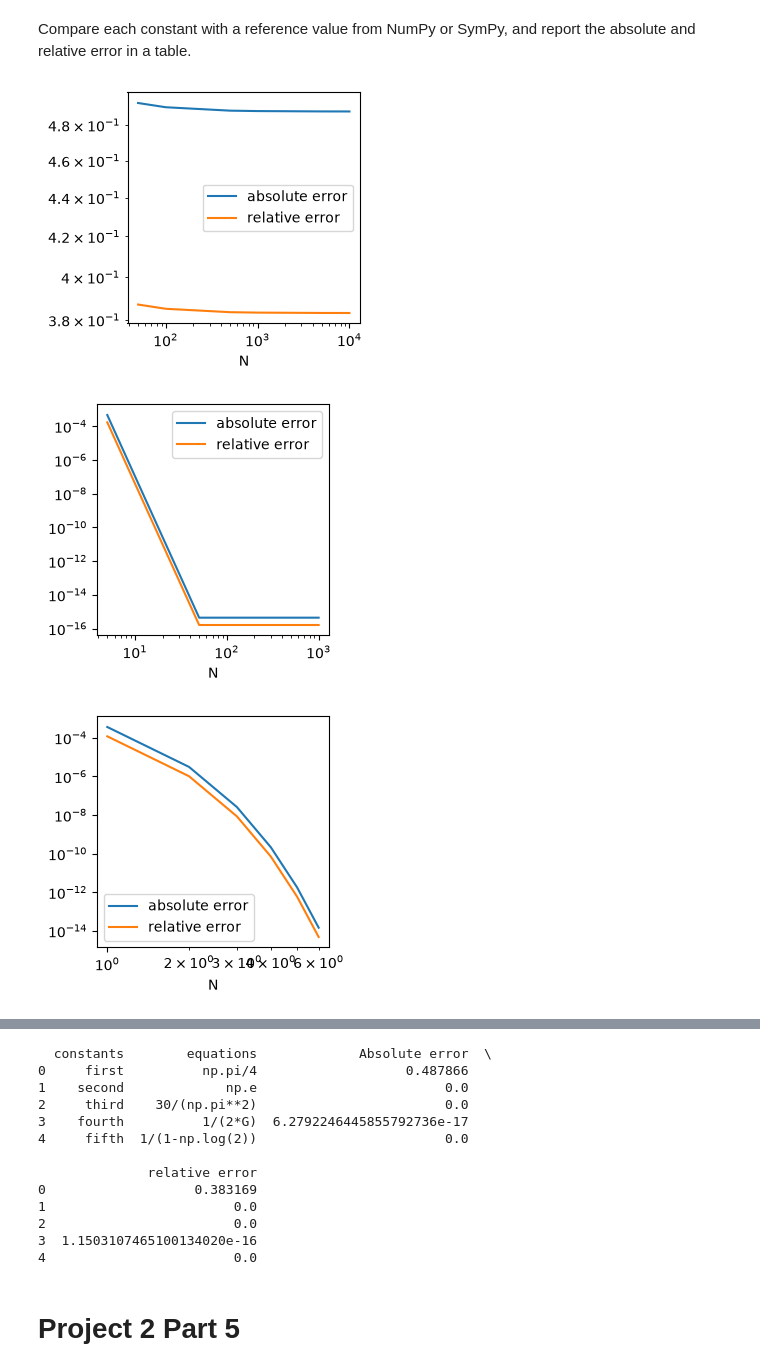
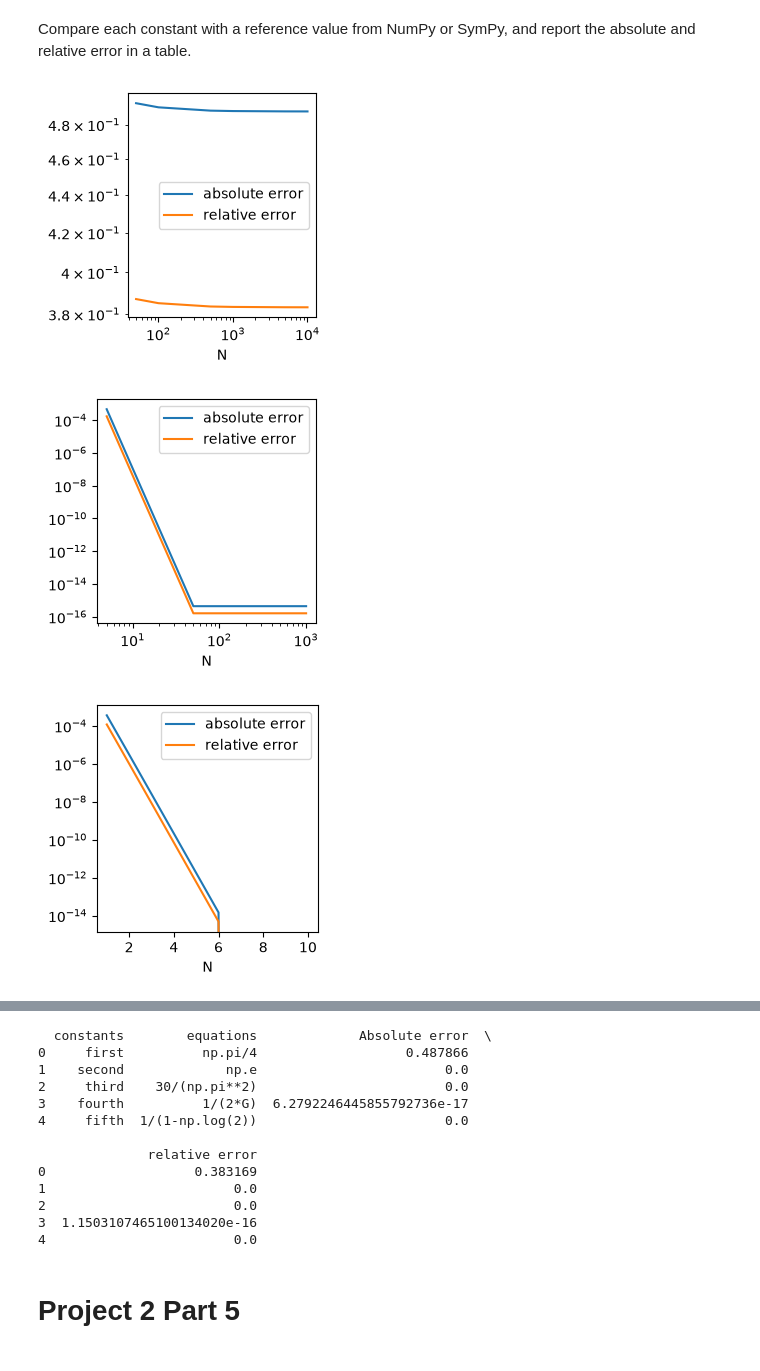
Before and after one commit to ThatPenguin05/Math-300-Final-Project-Repository, a Jupyter notebook: Group 28 Project.ipynb, the cells around one changed output, grey strips where cells are left out. Drawn from its saved outputs; the diff is of its cells as text; code cells hidden in the pictures.

Commit message:
fixed the graphs

```diff
--- a/Group 28 Project.ipynb
+++ b/Group 28 Project.ipynb
@@ -258,6 +258,7 @@ ax.loglog(N_list, aberr_list1, label="absolute error")
 ax.loglog(N_list, relerr_list1, label="relative error")
 ax.set_xlabel("N")
 ax.legend()
+plt.tight_layout()
 fig.savefig("plot1.png")
 plt.show()
 
@@ -276,13 +277,14 @@ ax.loglog(N_list, aberr_list2, label="absolute error")
 ax.loglog(N_list, relerr_list2, label="relative error")
 ax.set_xlabel("N")
 ax.legend()
+plt.tight_layout()
 fig.savefig("plot2.png")
 plt.show()
 
 # Third Constant: 30/(np.pi**2)
 aberr_list3 =[]
 relerr_list3 =[]
-N_list = [1,2,3,4,5,6]
+N_list = [1,2,3,4,5,6,10]
 for n in N_list:
     third_constant = continued_fraction_evaluator(third_constant_a, third_constant_b, n)
     third_ab_err = np.abs((30/(np.pi**2))-(third_constant))
@@ -290,10 +292,11 @@ for n in N_list:
     aberr_list3.append(third_ab_err)
     relerr_list3.append(third_rel_err)
 fig,ax= plt.subplots(figsize=(3,3))
-ax.loglog(N_list, aberr_list3, label="absolute error")
-ax.loglog(N_list, relerr_list3, label="relative error")
+ax.semilogy(N_list, aberr_list3, label="absolute error")
+ax.semilogy(N_list, relerr_list3, label="relative error")
 ax.set_xlabel("N")
 ax.legend()
+plt.tight_layout()
 fig.savefig("plot3.png")
 plt.show()
 
@@ -312,6 +315,7 @@ ax.loglog(N_list, aberr_list4, label="absolute error")
 ax.loglog(N_list, relerr_list4, label="relative error")
 ax.set_xlabel("N")
 ax.legend()
+plt.tight_layout()
 fig.savefig("plot4.png")
 plt.show()
 
@@ -320,33 +324,34 @@ aberr_list5 =[]
 relerr_list5 =[]
 N_list = [1,2,3,4,5,10,15,20]
 for n in N_list:
     fifth_constant = continued_fraction_evaluator(fifth_constant_a, fifth_constant_b, n)
     fifth_ab_err = np.abs((1/(1-np.log(2)))-(fifth_constant))
     fifth_rel_err = (np.abs((1/(1-np.log(2)))-(fifth_constant)))/(1/(1-np.log(2)))
     aberr_list5.append(fifth_ab_err)
     relerr_list5.append(fifth_rel_err)
 fig,ax= plt.subplots(figsize=(3,3))
 ax.loglog(N_list, aberr_list5, label="absolute error")
 ax.loglog(N_list, relerr_list5, label="relative error")
 ax.set_xlabel("N")
 ax.legend()
+plt.tight_layout()
 fig.savefig("plot5.png")
 plt.show()
 
 
 #create table
 #import pandas as pd
 
 data = {
     "constants": ["first", "second", "third", "fourth", "fifth"],
     "equations": ["np.pi/4", "np.e", "30/(np.pi**2)", "1/(2*G)", "1/(1-np.log(2))"],
     "Absolute error": [first_ab_err, second_ab_err, third_ab_err, fourth_ab_err, fifth_ab_err],
     "relative error": [first_rel_err, second_rel_err, third_rel_err, fourth_rel_err, fifth_rel_err]
 }
 
 df = pd.DataFrame(data)
 print(df)
 # %% [output]
-[figure, old version]
+[figure, new version]
-[figure, old version]
+[figure, new version]
-[figure, old version]
+[figure, new version]
```
Also changed, not shown: parts of 1 cell of this notebook, 5 other files.
